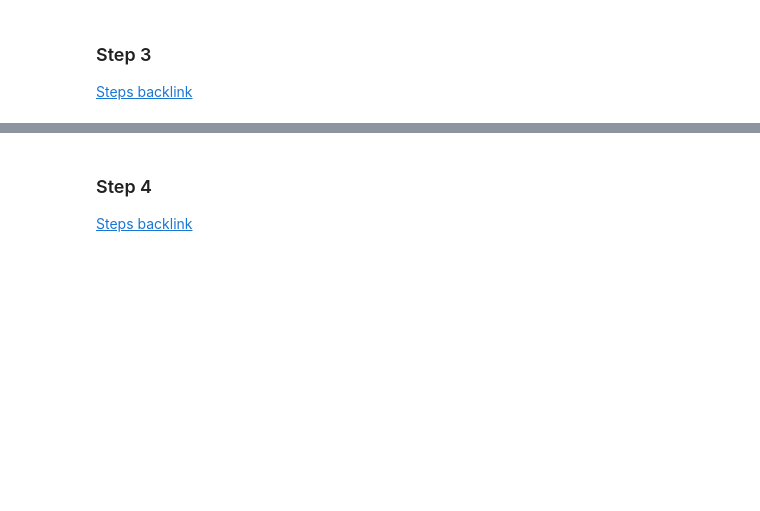
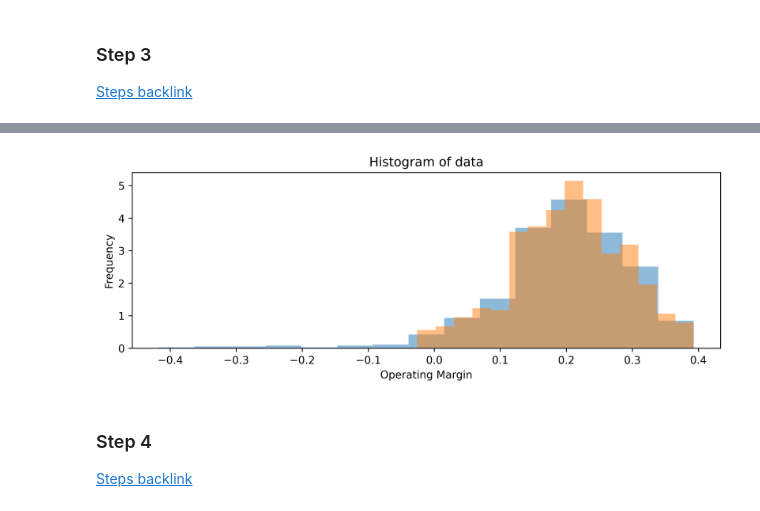
Before and after one commit to jamate16/Filters-Effect-In-Porfolios, a Jupyter notebook: notebooks/pivot_example.ipynb, the cells around one changed output, grey strips where cells are left out. Saved outputs shown, nothing was run; the diff lists cells and outputs as text; code cells hidden in the pictures; blank space fills up the shorter version.

Commit message:
improve data quality and histogram of step 3

```diff
--- a/notebooks/pivot_example.ipynb
+++ b/notebooks/pivot_example.ipynb
@@ -44,7 +47,7 @@ from src.configs.file_style_configs_by_metric import file_style_configs_by_metri
 data_path = os.path.join("..", "data", "companies_data")
 fetcher = MetricsFetcher(data_path, file_style_configs_by_metric)
 
-name_of_metric = "Pretax ROE"
+name_of_metric = "Operating Margin"
 ROA_df = fetcher.fetch(name_of_metric, os.path.join("..", "data", "pickled_data"))
 
 def change_df_index_to_period(df: pd.DataFrame):
@@ -116,0 +95,9 @@ SyntaxError: unmatched ')' (687023194.py, line 1)
+# %%
+print("Number of NaNs: ", ROA_df.isna().sum().sum())
+
+non_float_count = (ROA_df.map(lambda x: not isinstance(x, (float, np.floating)))).sum().sum()
+print("Number of non floats: ", non_float_count)
+
+# For now we will forwardfill them. TODO: Only ffill up to 1/10th of the study period, else, too many missing values, so, drop the company.
+ROA_df = ROA_df.ffill()
+print("Number of NaNs after imputation: ", ROA_df.isna().sum().sum())
@@ -117,3 +116,32 @@ SyntaxError: unmatched ')' (687023194.py, line 1)
+# %%
+def remove_outliers(stacked_df):
+    Q1 = stacked_df.quantile(0.25)
+    Q3 = stacked_df.quantile(0.75)
+    IQR = Q3 - Q1
+
+    lower_bound = Q1 - 1.5 * IQR
+    upper_bound = Q3 + 1.5 * IQR
+
+    return stacked_df[stacked_df.between(lower_bound, upper_bound)]
+
+# Stack frame for plotting ease
+stacked_df = ROA_df.stack()
+stacked_df_no_outliers = remove_outliers(stacked_df)
+
+fig, axes = plt.subplots(1, 1, figsize=(10, 3), dpi=600)
+hist_options = {
+    "bins": 15,
+    "alpha": 0.5,
+    "density": True, # Nomalize (AUC=1) so shapes are comparable
+}
+axes.hist(stacked_df, label="Data with outliers", **hist_options)
+axes.hist(stacked_df_no_outliers, label="Data without outliers", **hist_options)
+axes.set_title("Histogram of data")
+axes.set_xlabel(f"{name_of_metric}")
+axes.set_ylabel("Frequency")
+plt.show()
+# %% [output]
+[figure, added]
 # %% [markdown]
 ### Step 4
 [Steps backlink](#steps)
```
Also changed, not shown: parts of 9 cells of this notebook.
